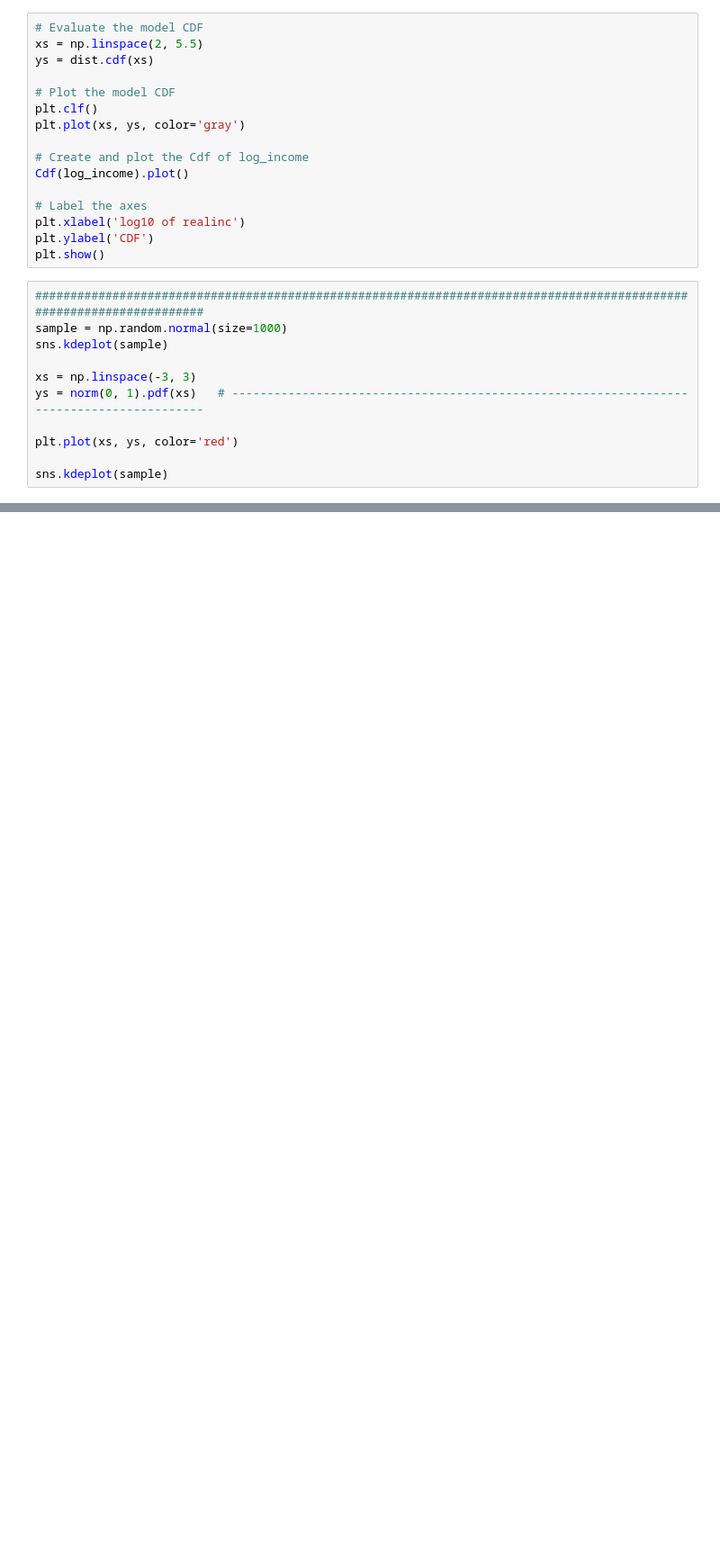
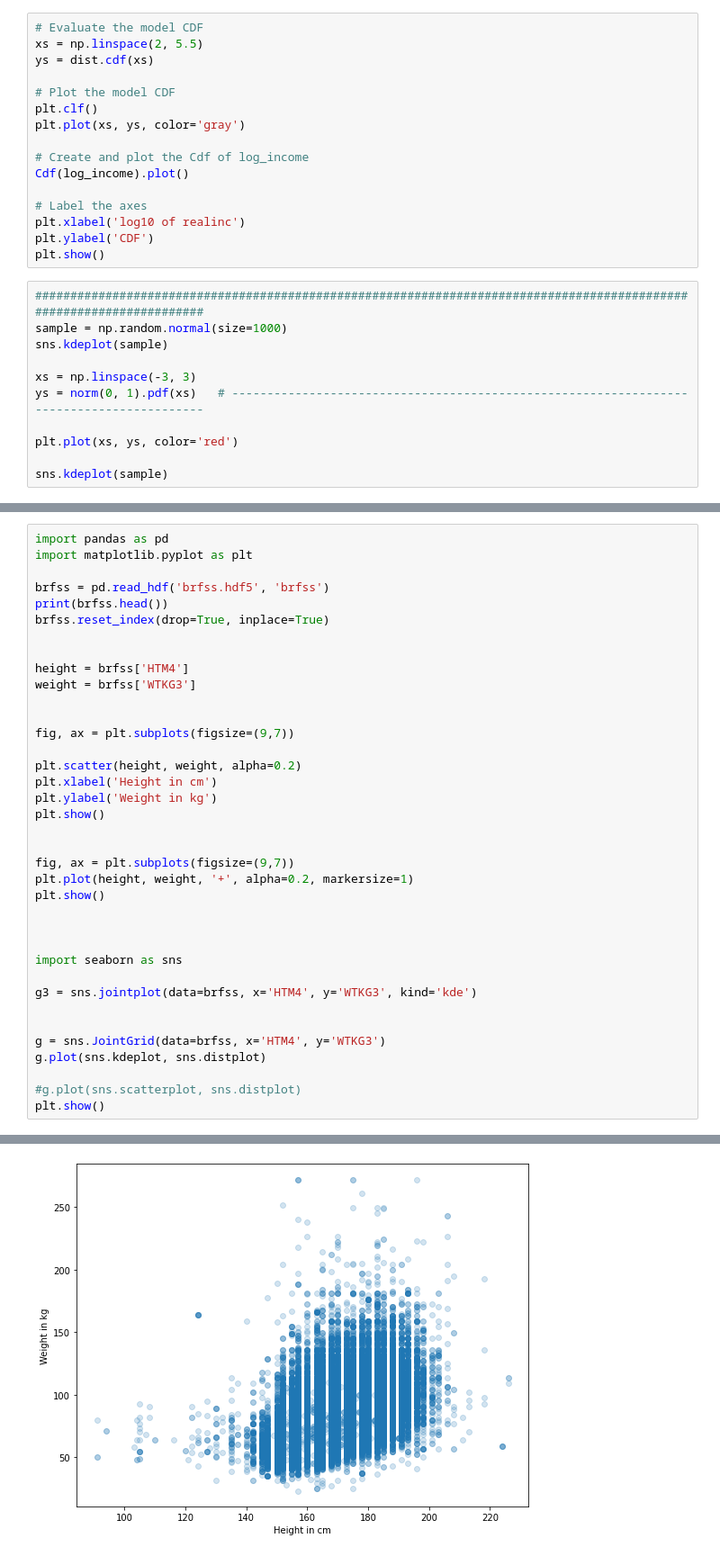
Before and after one commit to johnhhu2020/DataCamp-Data-Scientist-with-Python-Track, a Jupyter notebook: DataCamp Exploratory Data Analysis in Python.ipynb, the cells around one changed output, grey strips where cells are left out. Shown: that part at 90% size. Saved outputs shown, nothing was run; the diff lists cells and outputs as text; blank space fills up the shorter version.

```diff
--- a/DataCamp Exploratory Data Analysis in Python.ipynb
+++ b/DataCamp Exploratory Data Analysis in Python.ipynb
@@ -1420,0 +1429,38 @@ plt.show()
+# %%
+import pandas as pd
+import matplotlib.pyplot as plt
+
+brfss = pd.read_hdf('brfss.hdf5', 'brfss')
+print(brfss.head())
+brfss.reset_index(drop=True, inplace=True)
+
+
+height = brfss['HTM4']
+weight = brfss['WTKG3']
+
+
+fig, ax = plt.subplots(figsize=(9,7))
+
+plt.scatter(height, weight, alpha=0.2)
+plt.xlabel('Height in cm')
+plt.ylabel('Weight in kg')
+plt.show()
+
+
+fig, ax = plt.subplots(figsize=(9,7))
+plt.plot(height, weight, '+', alpha=0.2, markersize=1)
+plt.show()
+
+
+
+import seaborn as sns
+
+g3 = sns.jointplot(data=brfss, x='HTM4', y='WTKG3', kind='kde')
+
+
+g = sns.JointGrid(data=brfss, x='HTM4', y='WTKG3')
+g.plot(sns.kdeplot, sns.distplot)
+
+#g.plot(sns.scatterplot, sns.distplot)
+plt.show()
+# %% [output]
@@ -1420,0 +1480 @@ plt.show()
+[figure, added]
```
Also changed, not shown: parts of 17 cells of this notebook.
